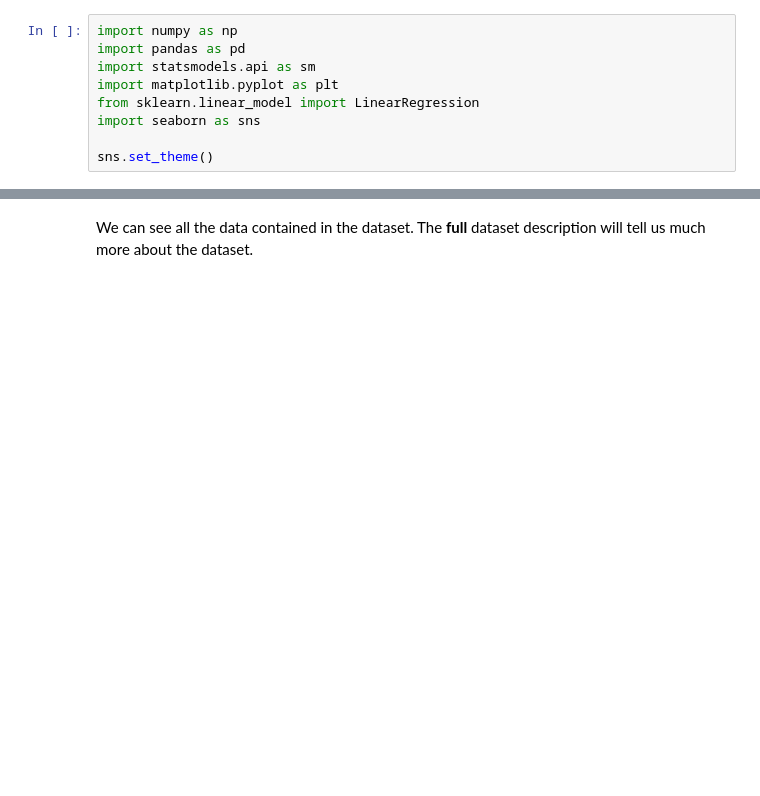
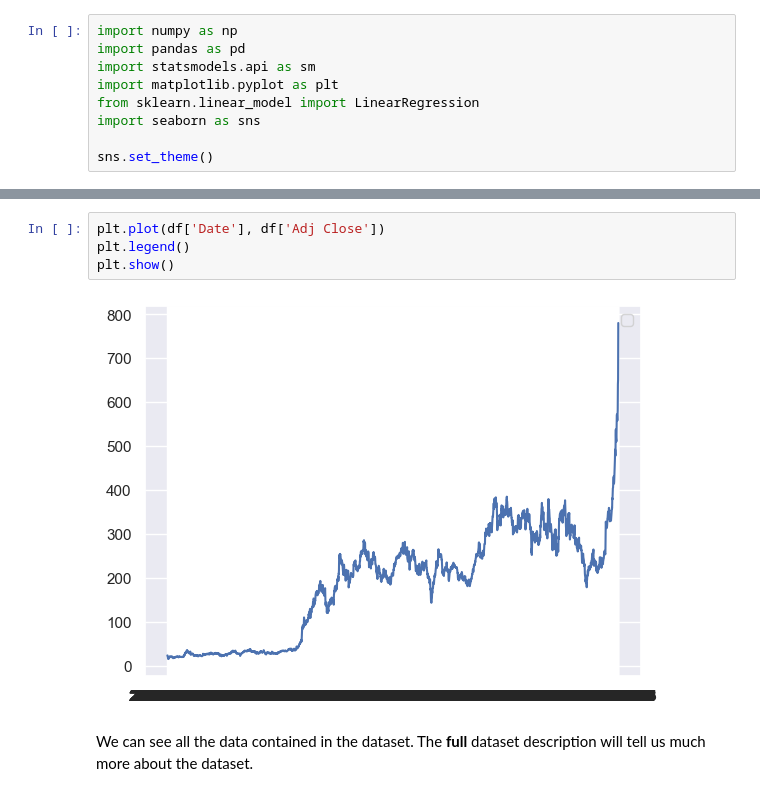
Before and after one commit to LilPoly/Linear-Regression-With-Tesla-Stocks, a Jupyter notebook: linear_regression.ipynb, the cells around one changed output, grey strips where cells are left out. Cells and saved outputs as stored; diff of their text form; blank space fills up the shorter version.

```diff
--- a/linear_regression.ipynb
+++ b/linear_regression.ipynb
@@ -42,3 +42,9 @@ df
+# %%
+plt.plot(df['Date'], df['Adj Close'])
+plt.legend()
+plt.show()
+# %% [output]
+[figure, added]
 # %% [markdown]
 We can see all the data contained in the dataset. The <b>full</b> dataset description will tell us much more about the dataset.
 # %%
```
Also changed, not shown: parts of 3 cells of this notebook.
